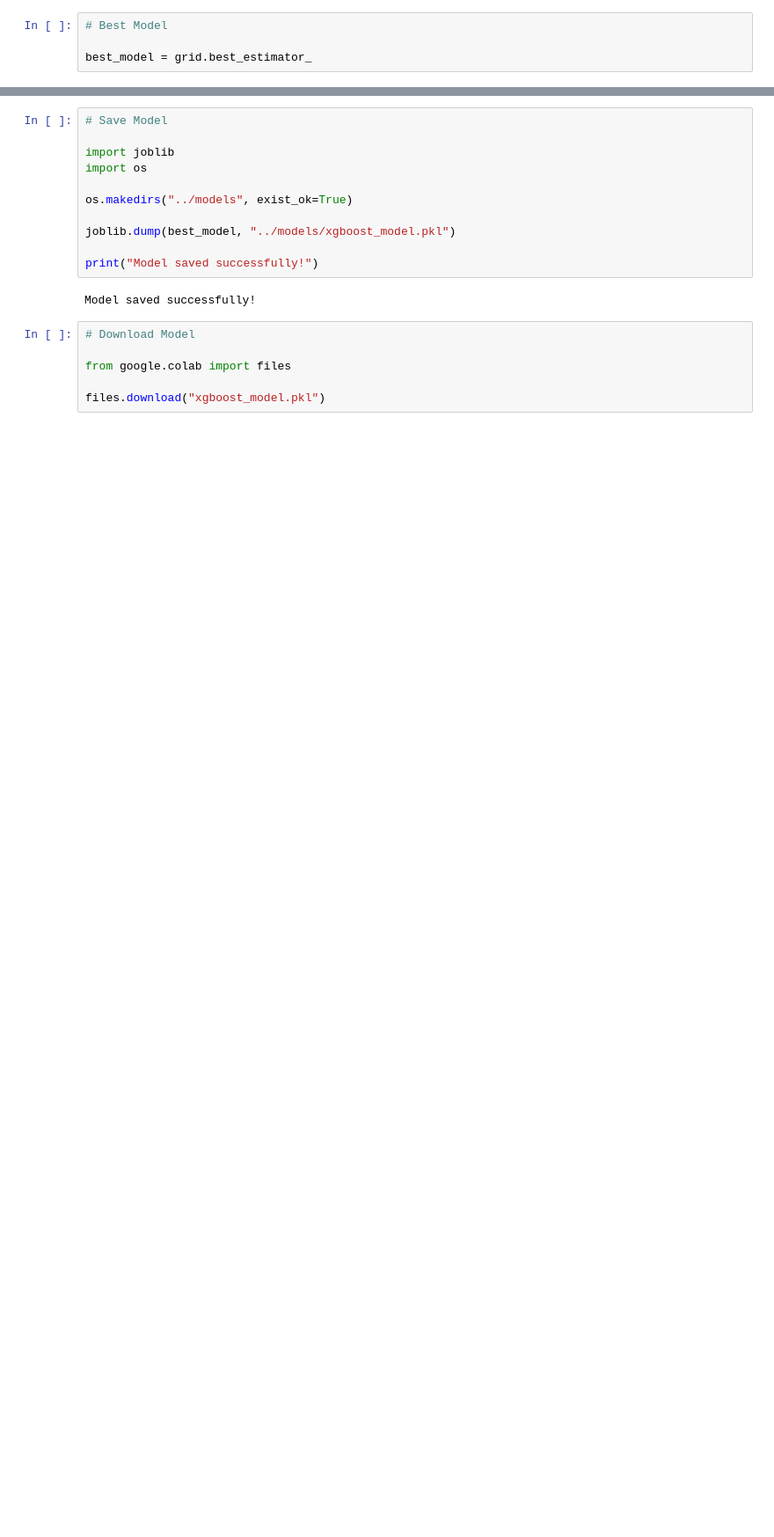
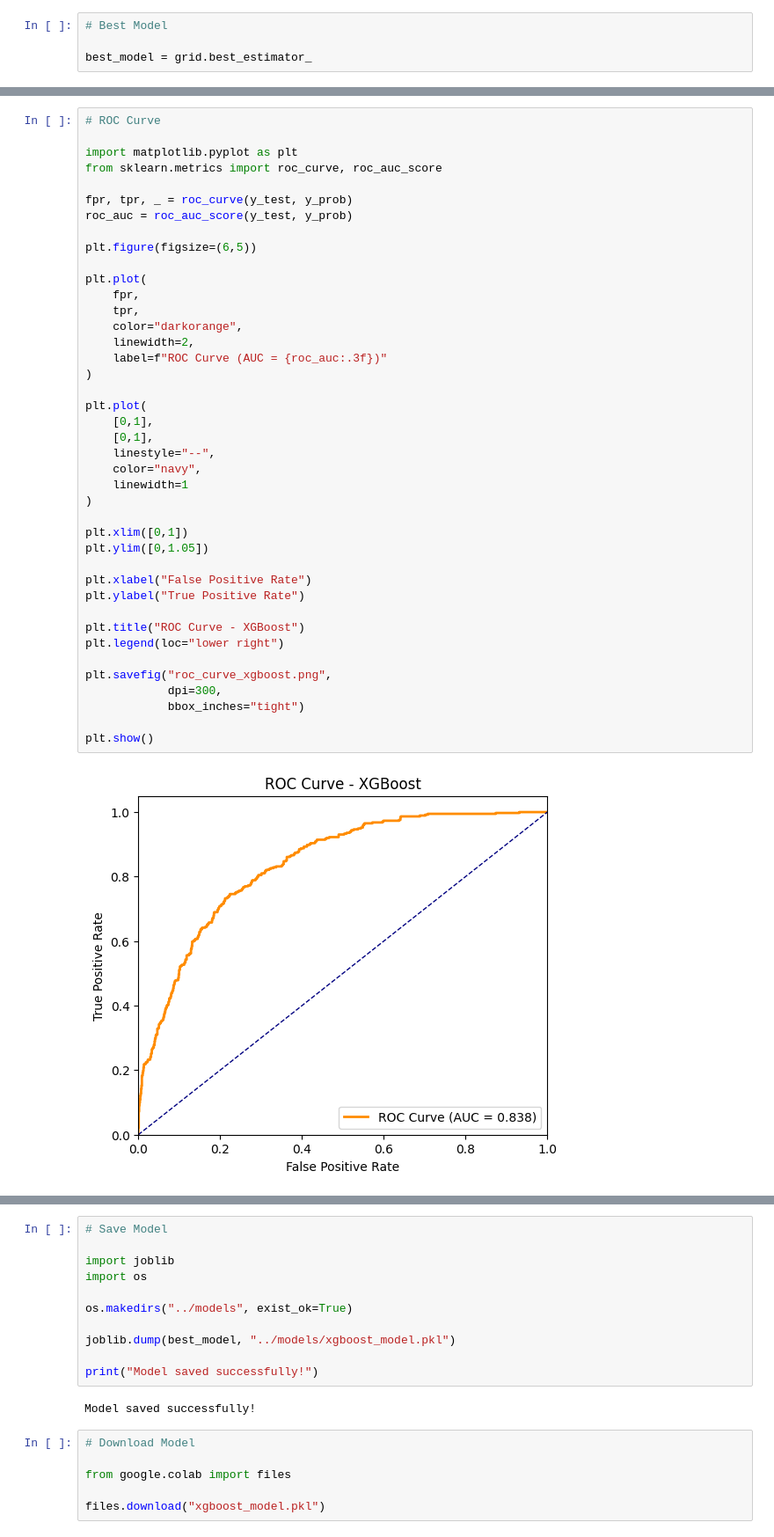
Before and after one commit to Reeva-17/Customer-Churn-Prediction, a Jupyter notebook: notebooks/08_XGBoost.ipynb, the cells around one changed output, grey strips where cells are left out. Shown at 88% size. Drawn from its saved outputs; the diff is of its cells as text; blank space fills up the shorter version.

```diff
--- a/notebooks/08_XGBoost.ipynb
+++ b/notebooks/08_XGBoost.ipynb
@@ -298,3 +313,46 @@ print(cm)
+# %%
+# ROC Curve
+
+import matplotlib.pyplot as plt
+from sklearn.metrics import roc_curve, roc_auc_score
+
+fpr, tpr, _ = roc_curve(y_test, y_prob)
+roc_auc = roc_auc_score(y_test, y_prob)
+
+plt.figure(figsize=(6,5))
+
+plt.plot(
+    fpr,
+    tpr,
+    color="darkorange",
+    linewidth=2,
+    label=f"ROC Curve (AUC = {roc_auc:.3f})"
+)
+
+plt.plot(
+    [0,1],
+    [0,1],
+    linestyle="--",
+    color="navy",
+    linewidth=1
+)
+
+plt.xlim([0,1])
+plt.ylim([0,1.05])
+
+plt.xlabel("False Positive Rate")
+plt.ylabel("True Positive Rate")
+
+plt.title("ROC Curve - XGBoost")
+plt.legend(loc="lower right")
+
+plt.savefig("roc_curve_xgboost.png",
+            dpi=300,
+            bbox_inches="tight")
+
+plt.show()
+# %% [output]
+[figure, added]
 # %%
 # Check Overfitting
 
```
Also changed, not shown: parts of 12 cells of this notebook.
